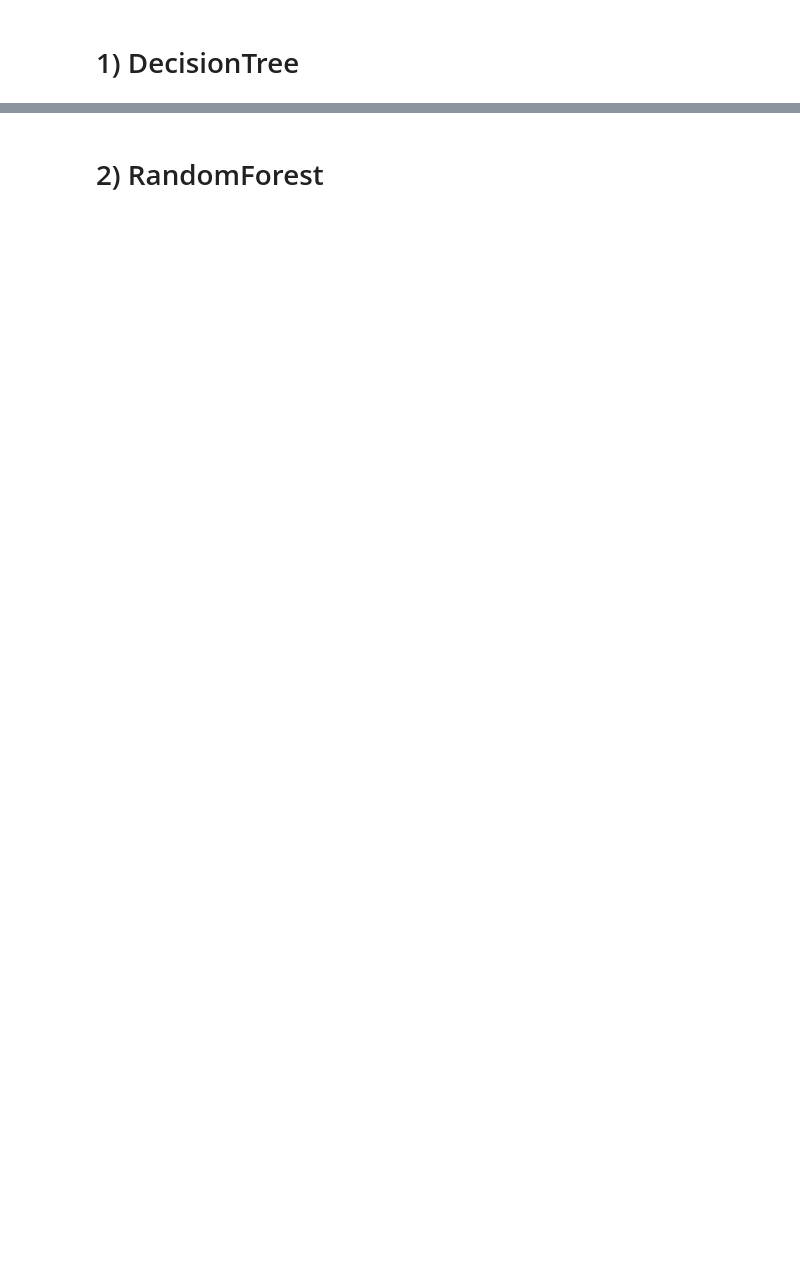
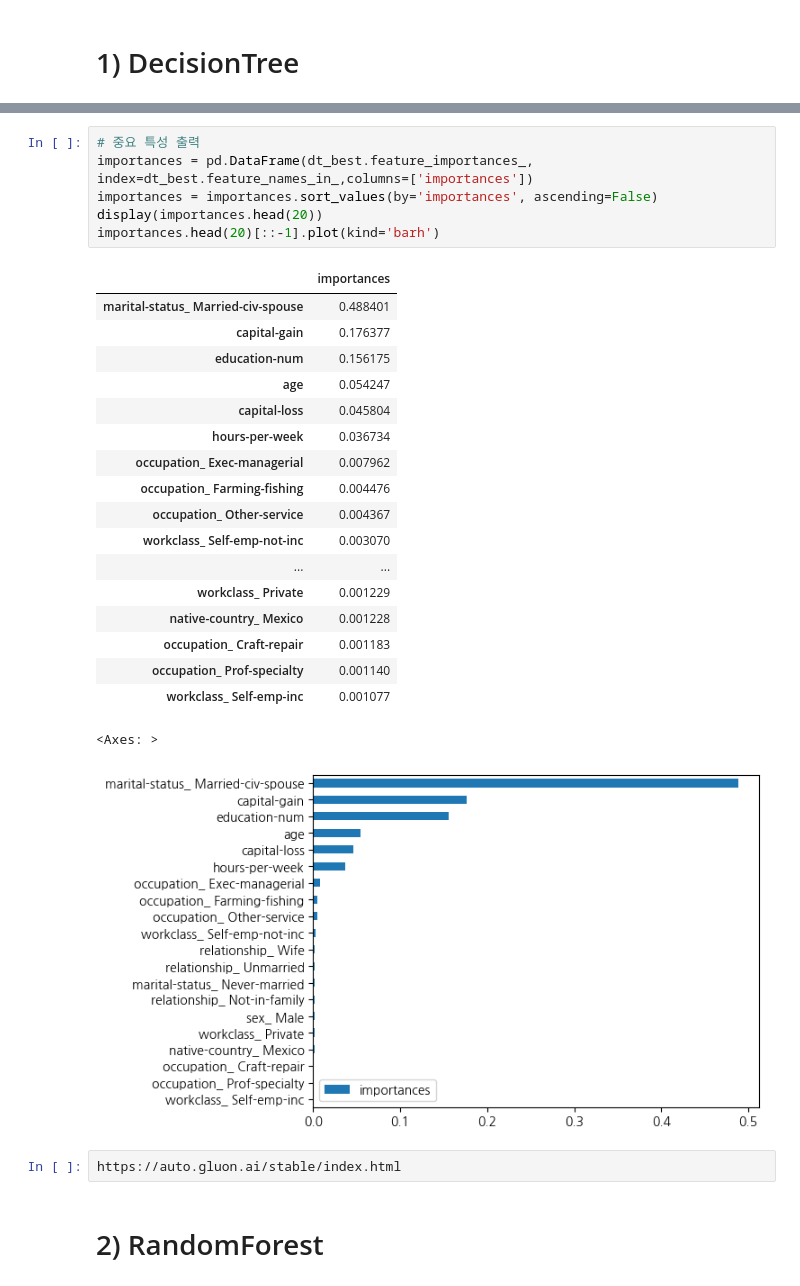
Before and after one commit to yejinzz423/fintech3, a Jupyter notebook: 06marchine_learning/10_03지도학습_분류분석_하이퍼파라미터튜닝.ipynb, the cells around one changed output, grey strips where cells are left out. Cells and saved outputs as stored; diff of their text form; blank space fills up the shorter version.

```diff
--- a/06marchine_learning/10_03지도학습_분류분석_하이퍼파라미터튜닝.ipynb
+++ b/06marchine_learning/10_03지도학습_분류분석_하이퍼파라미터튜닝.ipynb
@@ -586,2 +657,30 @@ ROC-AUC = 0.737 | PR-AUC = 0.650 | AP = 0.468 | 양성비율(기준선) = 0.254
+# %%
+# 중요 특성 출력
+importances = pd.DataFrame(dt_best.feature_importances_, index=dt_best.feature_names_in_,columns=['importances'])
+importances = importances.sort_values(by='importances', ascending=False)
+display(importances.head(20))
+importances.head(20)[::-1].plot(kind='barh')
+# %% [output]
+|  | importances |
+| marital-status_ Married-civ-spouse | 0.488401 |
+| capital-gain | 0.176377 |
+| education-num | 0.156175 |
+| age | 0.054247 |
+| capital-loss | 0.045804 |
+| hours-per-week | 0.036734 |
+| occupation_ Exec-managerial | 0.007962 |
+| occupation_ Farming-fishing | 0.004476 |
+| occupation_ Other-service | 0.004367 |
+| workclass_ Self-emp-not-inc | 0.003070 |
+| ... | ... |
+| workclass_ Private | 0.001229 |
+| native-country_ Mexico | 0.001228 |
+| occupation_ Craft-repair | 0.001183 |
+| occupation_ Prof-specialty | 0.001140 |
+| workclass_ Self-emp-inc | 0.001077 |
+<Axes: >
+[figure, added]
+# %%
+https://auto.gluon.ai/stable/index.html
 # %% [markdown]
 # 2) RandomForest
```
Also changed, not shown: parts of 32 cells of this notebook, 3 other files.
